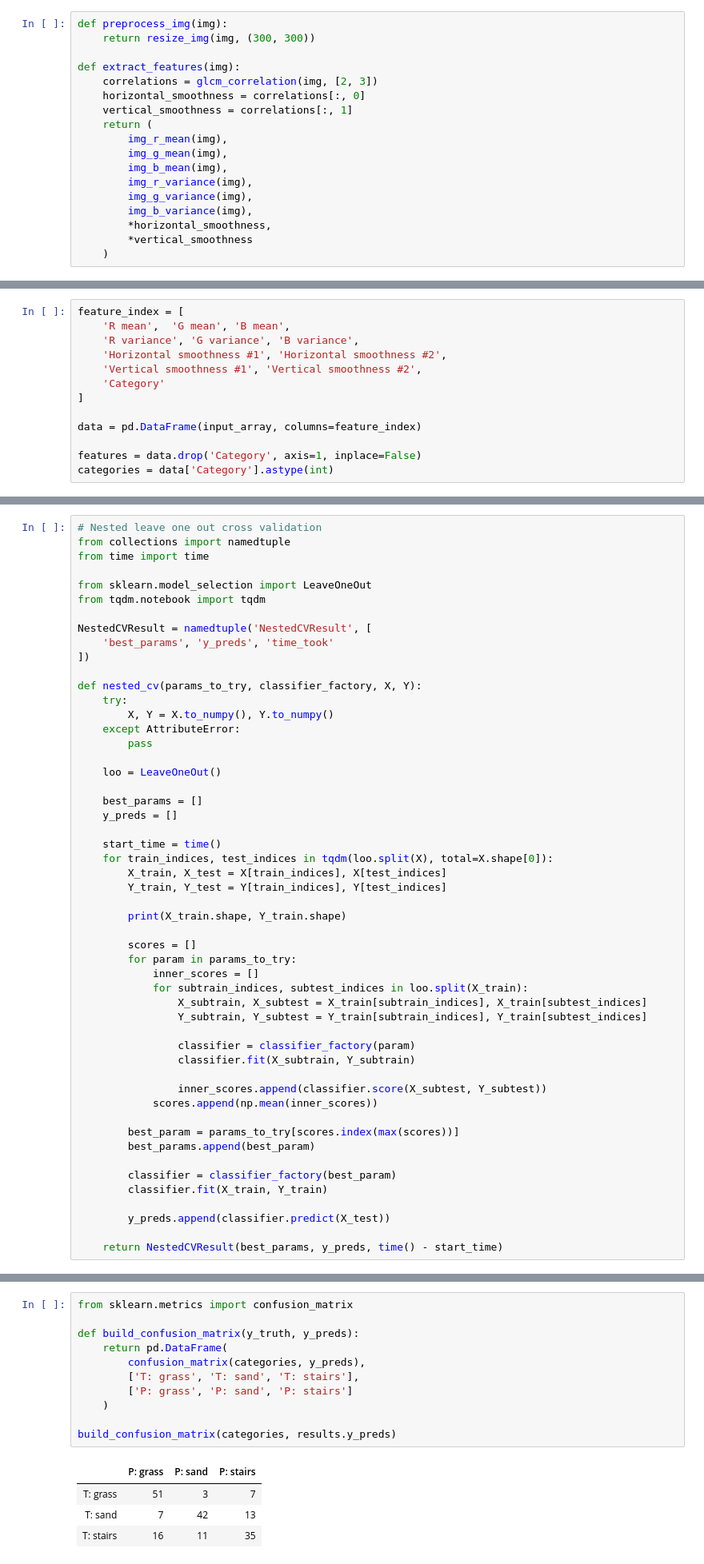
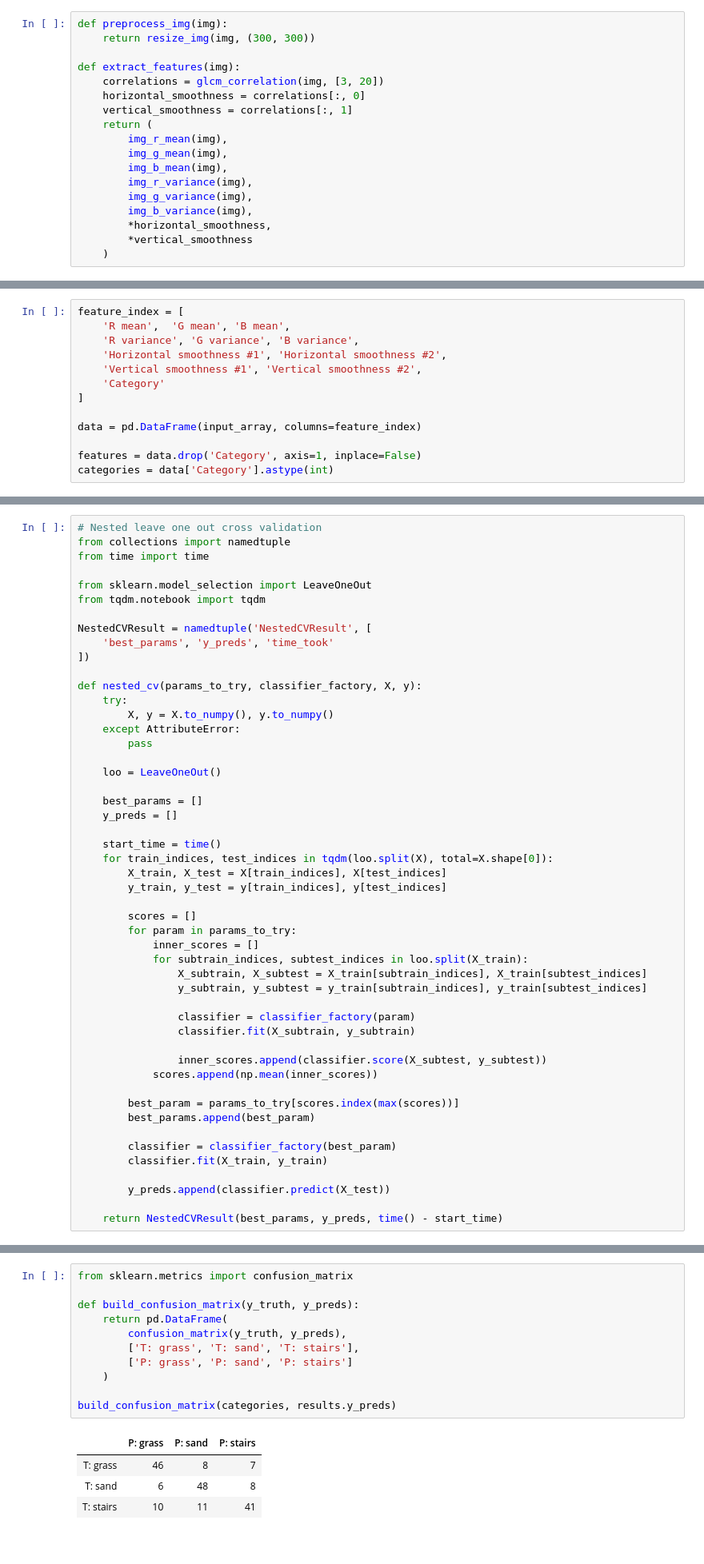
Before and after one commit to faustuzas/ML_Exercise-, a Jupyter notebook: Project.ipynb, the cells around one changed output, grey strips where cells are left out. Shown at 80% size. Saved outputs shown, nothing was run; the diff lists cells and outputs as text.

```diff
--- a/Project.ipynb
+++ b/Project.ipynb
@@ -104,7 +104,7 @@ def preprocess_img(img):
     return resize_img(img, (300, 300))
 
 def extract_features(img):
-    correlations = glcm_correlation(img, [2, 3])
+    correlations = glcm_correlation(img, [3, 20])
     horizontal_smoothness = correlations[:, 0]
     vertical_smoothness = correlations[:, 1]
     return (
@@ -216,9 +216,9 @@ NestedCVResult = namedtuple('NestedCVResult', [
     'best_params', 'y_preds', 'time_took'
 ])
 
-def nested_cv(params_to_try, classifier_factory, X, Y):
+def nested_cv(params_to_try, classifier_factory, X, y):
     try:
-        X, Y = X.to_numpy(), Y.to_numpy()
+        X, y = X.to_numpy(), y.to_numpy()
     except AttributeError:
         pass
 
@@ -230,28 +230,26 @@ def nested_cv(params_to_try, classifier_factory, X, Y):
     start_time = time()
     for train_indices, test_indices in tqdm(loo.split(X), total=X.shape[0]):
         X_train, X_test = X[train_indices], X[test_indices]
-        Y_train, Y_test = Y[train_indices], Y[test_indices]
-
-        print(X_train.shape, Y_train.shape)
+        y_train, y_test = y[train_indices], y[test_indices]
 
         scores = []
         for param in params_to_try:
             inner_scores = []
             for subtrain_indices, subtest_indices in loo.split(X_train):
                 X_subtrain, X_subtest = X_train[subtrain_indices], X_train[subtest_indices]
-                Y_subtrain, Y_subtest = Y_train[subtrain_indices], Y_train[subtest_indices]
+                y_subtrain, y_subtest = y_train[subtrain_indices], y_train[subtest_indices]
 
                 classifier = classifier_factory(param)
-                classifier.fit(X_subtrain, Y_subtrain)
+                classifier.fit(X_subtrain, y_subtrain)
 
-                inner_scores.append(classifier.score(X_subtest, Y_subtest))
+                inner_scores.append(classifier.score(X_subtest, y_subtest))
             scores.append(np.mean(inner_scores))
 
         best_param = params_to_try[scores.index(max(scores))]
         best_params.append(best_param)
 
         classifier = classifier_factory(best_param)
-        classifier.fit(X_train, Y_train)
+        classifier.fit(X_train, y_train)
 
         y_preds.append(classifier.predict(X_test))
 
@@ -268,19 +268,19 @@ results = nested_cv(
 # %%
 from sklearn.metrics import confusion_matrix
 
 def build_confusion_matrix(y_truth, y_preds):
     return pd.DataFrame(
-        confusion_matrix(categories, y_preds),
+        confusion_matrix(y_truth, y_preds),
         ['T: grass', 'T: sand', 'T: stairs'],
         ['P: grass', 'P: sand', 'P: stairs']
     )
 
 build_confusion_matrix(categories, results.y_preds)
 # %% [output]
 |  | P: grass | P: sand | P: stairs |
-| T: grass | 51 | 3 | 7 |
-| T: sand | 7 | 42 | 13 |
-| T: stairs | 16 | 11 | 35 |
+| T: grass | 46 | 8 | 7 |
+| T: sand | 6 | 48 | 8 |
+| T: stairs | 10 | 11 | 41 |
 # %%
 from sklearn import metrics
 
```
Also changed, not shown: parts of 7 cells of this notebook, 1 other file.
